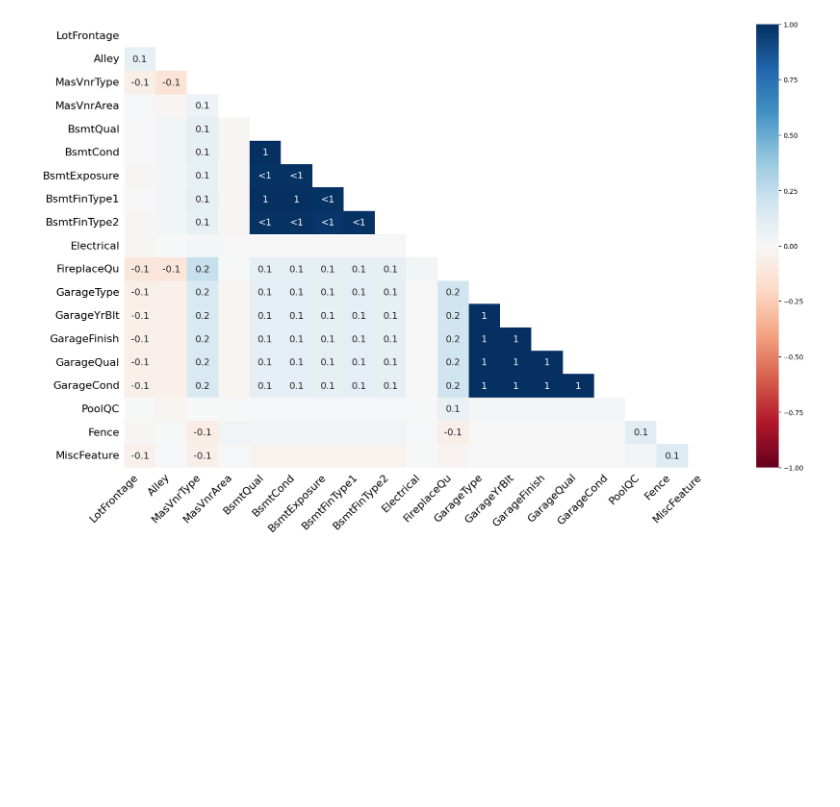
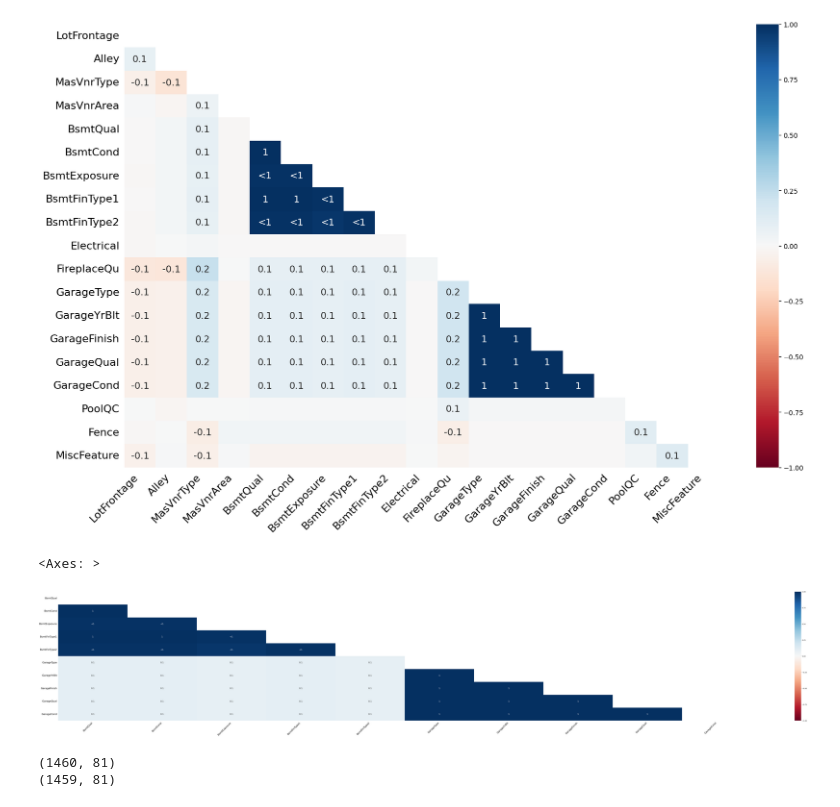
Before and after one commit to anzak-hub/house_prices_prediction, a Jupyter notebook: data_manipulation/data_cleaning.ipynb, the cells around one changed output. Cells and saved outputs as stored; diff of their text form; code cells hidden in the pictures; blank space fills up the shorter version.

```diff
--- a/data_manipulation/data_cleaning.ipynb
+++ b/data_manipulation/data_cleaning.ipynb
@@ -325,0 +463,10 @@ max    1124.000000  1603.000000  3206.000000
+# %%
+# Clean the train set
+df_train_cleaned = df_train.copy()
+#print("\nDataset before the cleaning")
+#print(df_train_cleaned.describe())
+
+
+clean_dataset(df_train_cleaned)
+print("\nDataset after the cleaning")
+print(df_train_cleaned.isna().sum())
@@ -328,3 +520,14 @@ msno.heatmap(df_train)
 # %% [output]
 <Axes: >
 [figure]
+# %%
+msno.heatmap(df_train_cleaned)
+# %% [output]
+<Axes: >
+[figure, added]
+# %%
+print(df_train.shape)
+print(df_train_cleaned.shape)
+# %% [output]
+(1460, 81)
+(1459, 81)
```
Also changed, not shown: parts of 20 cells of this notebook, 1 other file.
